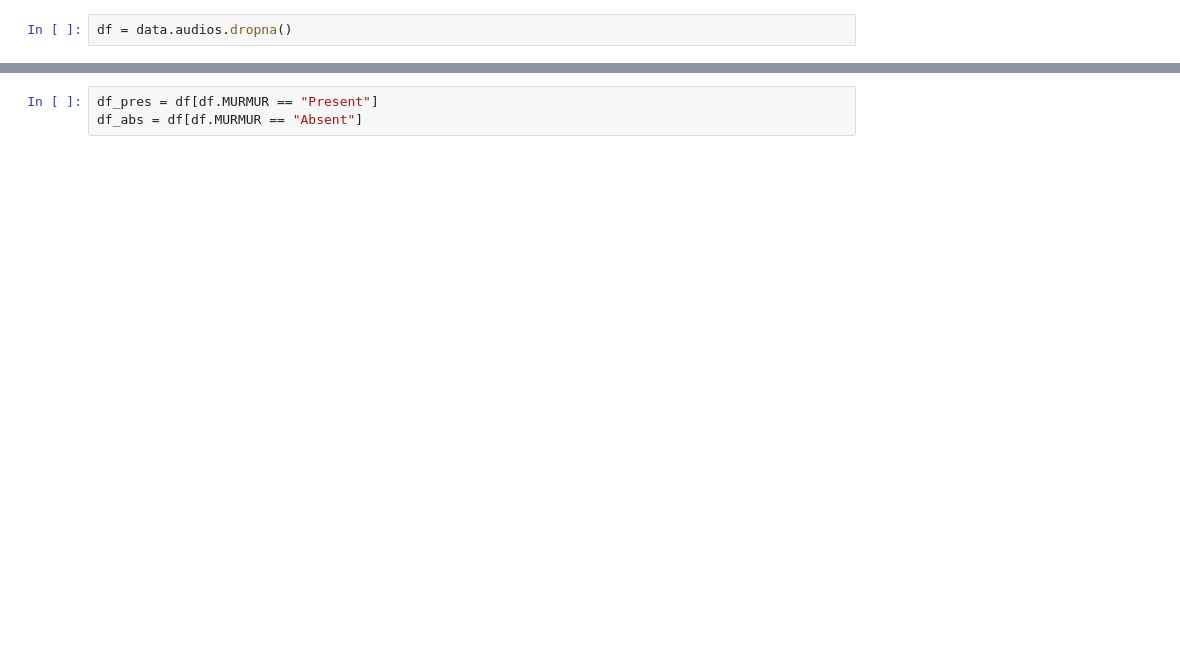
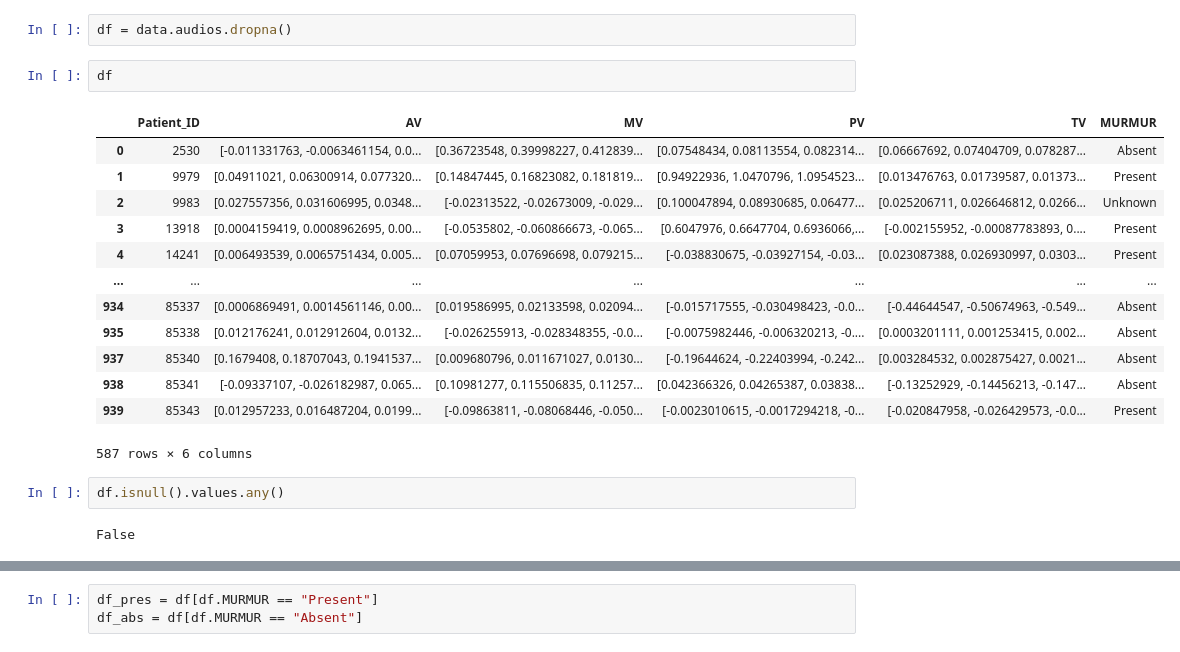
Before and after one commit to asideras/MSc-in-AI-Demokritos-Machine-Learning-Course, a Jupyter notebook: mumor_classification.ipynb, the cells around one changed output, grey strips where cells are left out. Cells and saved outputs as stored; diff of their text form; blank space fills up the shorter version.

```diff
--- a/mumor_classification.ipynb
+++ b/mumor_classification.ipynb
@@ -41,6 +57,26 @@ MURMUR        0
 dtype: int64
 # %%
 df = data.audios.dropna()
+# %%
+df
+# %% [output]
+|  | Patient_ID | AV | MV | PV | TV | MURMUR |
+| 0 | 2530 | [-0.011331763, -0.0063461154, 0.0... | [0.36723548, 0.39998227, 0.412839... | [0.07548434, 0.08113554, 0.082314... | [0.06667692, 0.07404709, 0.078287... | Absent |
+| 1 | 9979 | [0.04911021, 0.06300914, 0.077320... | [0.14847445, 0.16823082, 0.181819... | [0.94922936, 1.0470796, 1.0954523... | [0.013476763, 0.01739587, 0.01373... | Present |
+| 2 | 9983 | [0.027557356, 0.031606995, 0.0348... | [-0.02313522, -0.02673009, -0.029... | [0.100047894, 0.08930685, 0.06477... | [0.025206711, 0.026646812, 0.0266... | Unknown |
+| 3 | 13918 | [0.0004159419, 0.0008962695, 0.00... | [-0.0535802, -0.060866673, -0.065... | [0.6047976, 0.6647704, 0.6936066,... | [-0.002155952, -0.00087783893, 0.... | Present |
+| 4 | 14241 | [0.006493539, 0.0065751434, 0.005... | [0.07059953, 0.07696698, 0.079215... | [-0.038830675, -0.03927154, -0.03... | [0.023087388, 0.026930997, 0.0303... | Present |
+| ... | ... | ... | ... | ... | ... | ... |
+| 934 | 85337 | [0.0006869491, 0.0014561146, 0.00... | [0.019586995, 0.02133598, 0.02094... | [-0.015717555, -0.030498423, -0.0... | [-0.44644547, -0.50674963, -0.549... | Absent |
+| 935 | 85338 | [0.012176241, 0.012912604, 0.0132... | [-0.026255913, -0.028348355, -0.0... | [-0.0075982446, -0.006320213, -0.... | [0.0003201111, 0.001253415, 0.002... | Absent |
+| 937 | 85340 | [0.1679408, 0.18707043, 0.1941537... | [0.009680796, 0.011671027, 0.0130... | [-0.19644624, -0.22403994, -0.242... | [0.003284532, 0.002875427, 0.0021... | Absent |
+| 938 | 85341 | [-0.09337107, -0.026182987, 0.065... | [0.10981277, 0.115506835, 0.11257... | [0.042366326, 0.04265387, 0.03838... | [-0.13252929, -0.14456213, -0.147... | Absent |
+| 939 | 85343 | [0.012957233, 0.016487204, 0.0199... | [-0.09863811, -0.08068446, -0.050... | [-0.0023010615, -0.0017294218, -0... | [-0.020847958, -0.026429573, -0.0... | Present |
+587 rows × 6 columns
+# %%
+df.isnull().values.any()
+# %% [output]
+False
 # %%
 print(f'There are {df.shape[0]} training samples with no missing value in the 4 areas')
 # %% [output]
```
Also changed, not shown: parts of 34 cells of this notebook, 1 other file.
